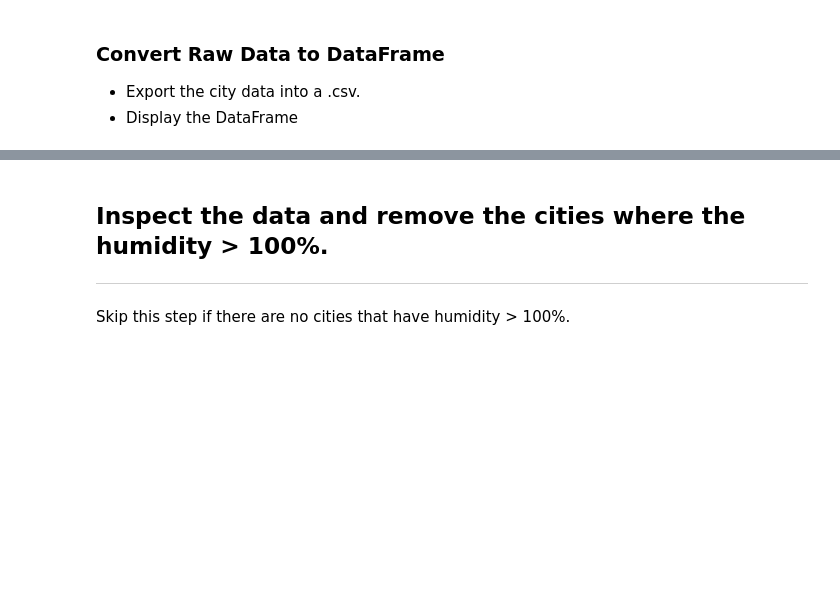
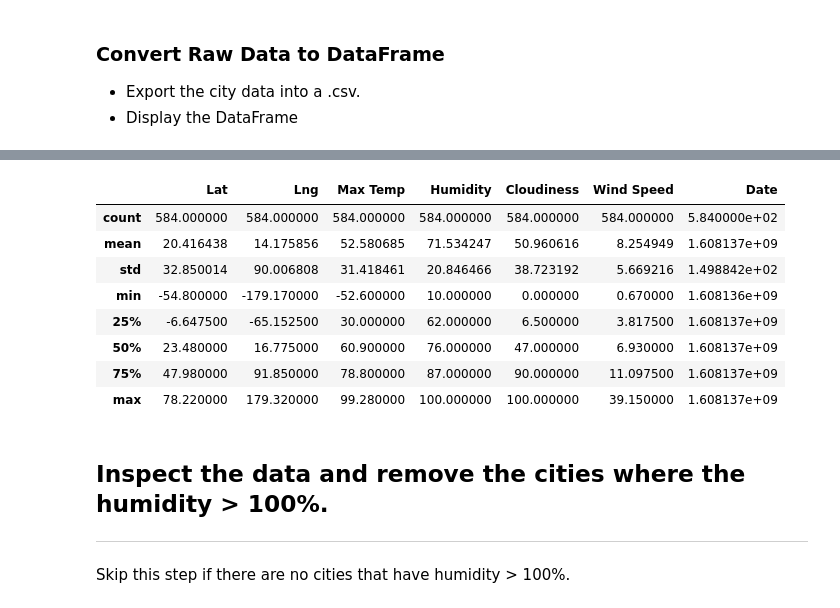
Before and after one commit to mkrenicki/python-api-challenge, a Jupyter notebook: starter_code/WeatherPy.ipynb, the cells around one changed output, grey strips where cells are left out. Cells and saved outputs as stored; diff of their text form; code cells hidden in the pictures; blank space fills up the shorter version.

```diff
--- a/starter_code/WeatherPy.ipynb
+++ b/starter_code/WeatherPy.ipynb
@@ -135,3 +156,16 @@ weather_df.head(10)
+# %%
+weather_df_stats = weather_df[["Lat", "Lng", "Max Temp", "Humidity", "Cloudiness", "Wind Speed", "Date"]].describe()
+weather_df_stats
+# %% [output]
+|  | Lat | Lng | Max Temp | Humidity | Cloudiness | Wind Speed | Date |
+| count | 584.000000 | 584.000000 | 584.000000 | 584.000000 | 584.000000 | 584.000000 | 5.840000e+02 |
+| mean | 20.416438 | 14.175856 | 52.580685 | 71.534247 | 50.960616 | 8.254949 | 1.608137e+09 |
+| std | 32.850014 | 90.006808 | 31.418461 | 20.846466 | 38.723192 | 5.669216 | 1.498842e+02 |
+| min | -54.800000 | -179.170000 | -52.600000 | 10.000000 | 0.000000 | 0.670000 | 1.608136e+09 |
+| 25% | -6.647500 | -65.152500 | 30.000000 | 62.000000 | 6.500000 | 3.817500 | 1.608137e+09 |
+| 50% | 23.480000 | 16.775000 | 60.900000 | 76.000000 | 47.000000 | 6.930000 | 1.608137e+09 |
+| 75% | 47.980000 | 91.850000 | 78.800000 | 87.000000 | 90.000000 | 11.097500 | 1.608137e+09 |
+| max | 78.220000 | 179.320000 | 99.280000 | 100.000000 | 100.000000 | 39.150000 | 1.608137e+09 |
 # %% [markdown]
 ## Inspect the data and remove the cities where the humidity > 100%.
 ----
```
Also changed, not shown: parts of 11 cells of this notebook, 2 other files.
